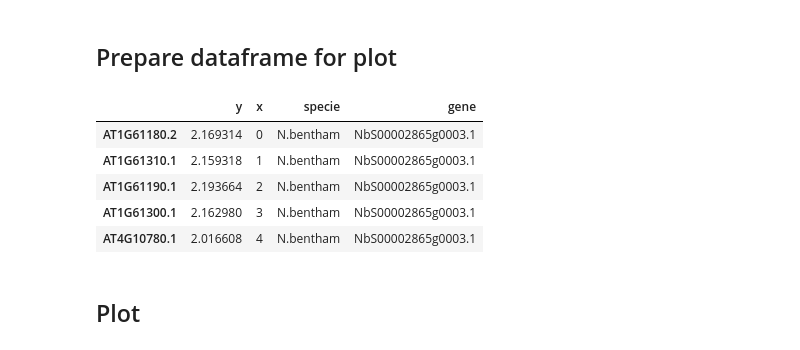
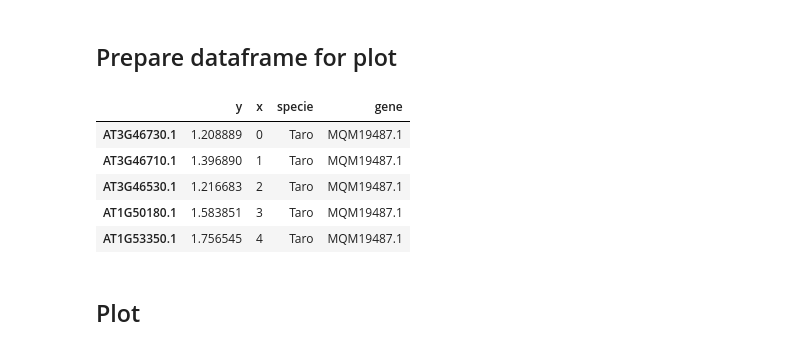
Before and after one commit to slt666666/Phylogenetic_distance_plot2, a Jupyter notebook: Phylogenetic_distance_analysis.ipynb, the cells around one changed output. Cells and saved outputs as stored; diff of their text form; code cells hidden in the pictures.

```diff
--- a/Phylogenetic_distance_analysis.ipynb
+++ b/Phylogenetic_distance_analysis.ipynb
@@ -46,3 +40,11 @@ for taxon1 in tree.taxon_namespace:
+# %%
+# tree = dendropy.Tree.get(path="data/CC_Arabidopsis.nwk", schema="newick", preserve_underscores=True)
+# pdm = tree.phylogenetic_distance_matrix()
+# arabi_order = []
+# for taxon1 in tree.taxon_namespace:
+#     arabi_order.append(taxon1.label)
+
+arabi_order = ['AT3G46730.1', 'AT3G46710.1', 'AT3G46530.1', 'AT1G50180.1', 'AT1G53350.1', 'AT1G10920.1', 'AT5G35450.1', 'AT5G43470.1', 'AT5G48620.1', 'AT1G59780.1', 'AT1G59620.1', 'AT1G58410.1', 'AT1G58390.1', 'AT1G58400.1', 'AT1G58602.1', 'AT1G58807.1', 'AT1G59124.1', 'AT1G58848.1', 'AT1G59218.1', 'AT3G07040.1', 'AT4G19060.1', 'AT5G45490.1', 'AT5G45440.1', 'AT3G50950.2', 'AT3G14460.1', 'AT3G14470.1', 'AT4G12020.2', 'AT4G27220.1', 'AT4G27190.1', 'AT4G26090.1', 'AT1G15890.1', 'AT1G51480.1', 'AT5G43740.1', 'AT5G43730.1', 'AT5G47250.1', 'AT5G05400.1', 'AT5G63020.1', 'AT1G63350.1', 'AT1G62630.1', 'AT1G63360.1', 'AT1G12210.1', 'AT1G12280.1', 'AT1G12220.1', 'AT4G10780.1', 'AT1G12290.1', 'AT1G61180.2', 'AT1G61310.1', 'AT1G61190.1', 'AT1G61300.1']
 # %% [markdown]
 ## Get gene IDs for each specie
 # %%
@@ -59,24 +61,24 @@ AquilegiaID = [each_label for each_label in labels if each_label[:2] == "Aq"]
 # %%
 data = pd.DataFrame()
 hovertext = []
-for i, specie in enumerate([TobbacoID, SugarID, CassavaID, TomatoID, TaroID, CinnamomumID, AquilegiaID]):
+for i, specie in enumerate([TaroID, CinnamomumID, AquilegiaID, CassavaID, SugarID, TomatoID, TobbacoID]):
     data = pd.concat([data, distances.loc[Arabi_IDs, specie].min(axis=1)])
     Arabi_vs_specie = distances.loc[Arabi_IDs, specie]
     for i in range(Arabi_vs_specie.shape[0]):
         hovertext.append(Arabi_vs_specie.columns[Arabi_vs_specie.iloc[i, :] == Arabi_vs_specie.iloc[i, :].min()].values[0])
 
 data["x"] = np.tile(range(len(Arabi_IDs)), 7)
-data["specie"] = np.repeat(["N.bentham", "Sugarbeet", "Cassava", "Tomato", "Taro", "Cinnamomum", "Aquilegia"], len(Arabi_IDs))
+data["specie"] = np.repeat(["Taro", "Cinnamomum", "Aquilegia", "Cassava", "Sugarbeet", "Tomato", "N.bentham"], len(Arabi_IDs))
 data["hovertext"] = hovertext
 data.columns = ["y", "x", "specie", "gene"]
 data.head()
 # %% [output]
 |  | y | x | specie | gene |
-| AT1G61180.2 | 2.169314 | 0 | N.bentham | NbS00002865g0003.1 |
-| AT1G61310.1 | 2.159318 | 1 | N.bentham | NbS00002865g0003.1 |
-| AT1G61190.1 | 2.193664 | 2 | N.bentham | NbS00002865g0003.1 |
-| AT1G61300.1 | 2.162980 | 3 | N.bentham | NbS00002865g0003.1 |
-| AT4G10780.1 | 2.016608 | 4 | N.bentham | NbS00002865g0003.1 |
+| AT3G46730.1 | 1.208889 | 0 | Taro | MQM19487.1 |
+| AT3G46710.1 | 1.396890 | 1 | Taro | MQM19487.1 |
+| AT3G46530.1 | 1.216683 | 2 | Taro | MQM19487.1 |
+| AT1G50180.1 | 1.583851 | 3 | Taro | MQM19487.1 |
+| AT1G53350.1 | 1.756545 | 4 | Taro | MQM19487.1 |
 # %% [markdown]
 ## Plot
 # %%
```
Also changed, not shown: parts of 6 cells of this notebook, 2 other files.
